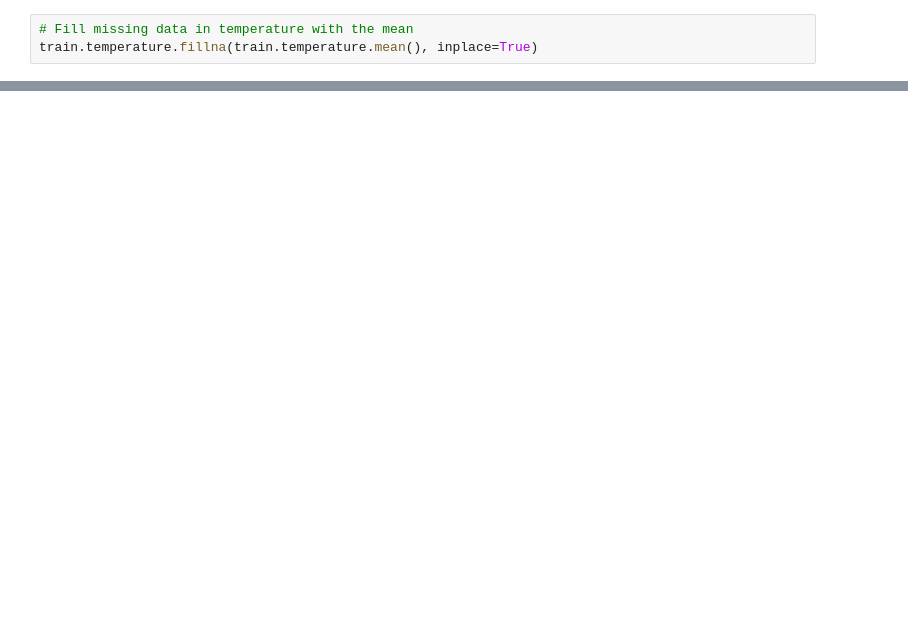
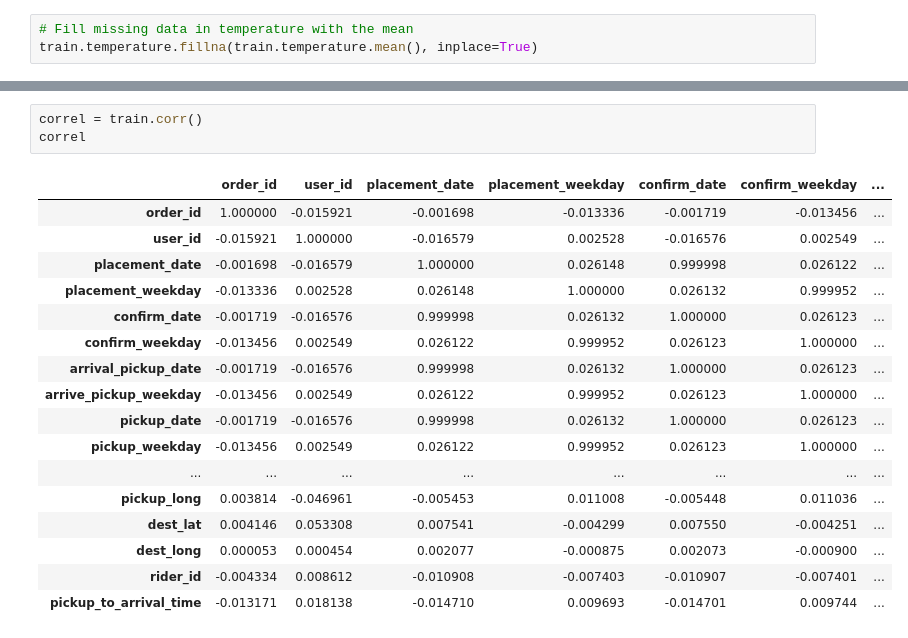
Before and after one commit to jeremylee73/ix-sendy-logistics, a Jupyter notebook: sendy-logistics.ipynb, the cells around one changed output, grey strips where cells are left out. Saved outputs shown, nothing was run; the diff lists cells and outputs as text; blank space fills up the shorter version.

```diff
--- a/sendy-logistics.ipynb
+++ b/sendy-logistics.ipynb
@@ -165,3 +166,24 @@ dest_long                  float64
 rider_id                     int64
 pickup_to_arrival_time       int64
 dtype: object
+# %%
+correl = train.corr()
+correl
+# %% [output]
+|  | order_id | user_id | placement_date | placement_weekday | confirm_date | confirm_weekday | ... |
+| order_id | 1.000000 | -0.015921 | -0.001698 | -0.013336 | -0.001719 | -0.013456 | ... |
+| user_id | -0.015921 | 1.000000 | -0.016579 | 0.002528 | -0.016576 | 0.002549 | ... |
+| placement_date | -0.001698 | -0.016579 | 1.000000 | 0.026148 | 0.999998 | 0.026122 | ... |
+| placement_weekday | -0.013336 | 0.002528 | 0.026148 | 1.000000 | 0.026132 | 0.999952 | ... |
+| confirm_date | -0.001719 | -0.016576 | 0.999998 | 0.026132 | 1.000000 | 0.026123 | ... |
+| confirm_weekday | -0.013456 | 0.002549 | 0.026122 | 0.999952 | 0.026123 | 1.000000 | ... |
+| arrival_pickup_date | -0.001719 | -0.016576 | 0.999998 | 0.026132 | 1.000000 | 0.026123 | ... |
+| arrive_pickup_weekday | -0.013456 | 0.002549 | 0.026122 | 0.999952 | 0.026123 | 1.000000 | ... |
+| pickup_date | -0.001719 | -0.016576 | 0.999998 | 0.026132 | 1.000000 | 0.026123 | ... |
+| pickup_weekday | -0.013456 | 0.002549 | 0.026122 | 0.999952 | 0.026123 | 1.000000 | ... |
+| ... | ... | ... | ... | ... | ... | ... | ... |
+| pickup_long | 0.003814 | -0.046961 | -0.005453 | 0.011008 | -0.005448 | 0.011036 | ... |
+| dest_lat | 0.004146 | 0.053308 | 0.007541 | -0.004299 | 0.007550 | -0.004251 | ... |
+| dest_long | 0.000053 | 0.000454 | 0.002077 | -0.000875 | 0.002073 | -0.000900 | ... |
+| rider_id | -0.004334 | 0.008612 | -0.010908 | -0.007403 | -0.010907 | -0.007401 | ... |
+| pickup_to_arrival_time | -0.013171 | 0.018138 | -0.014710 | 0.009693 | -0.014701 | 0.009744 | ... |
```
Also changed, not shown: parts of 7 cells of this notebook.
